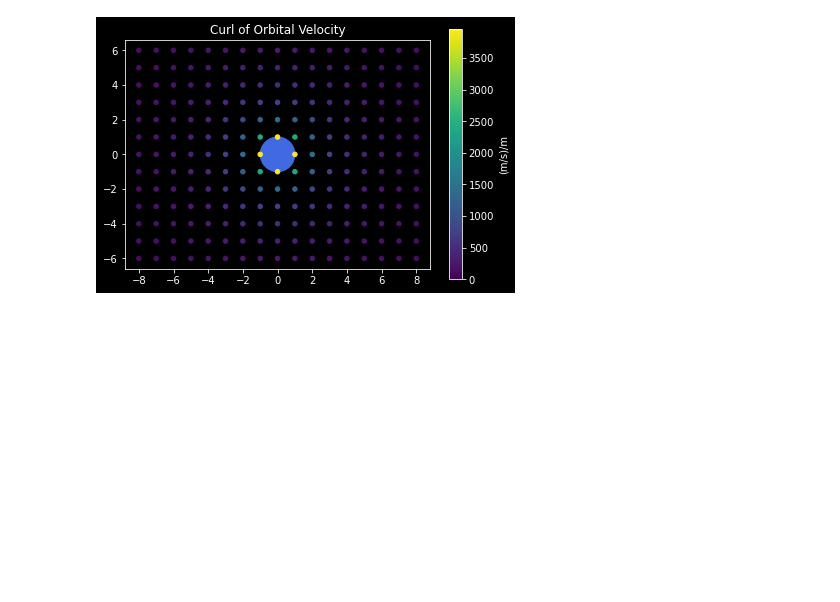
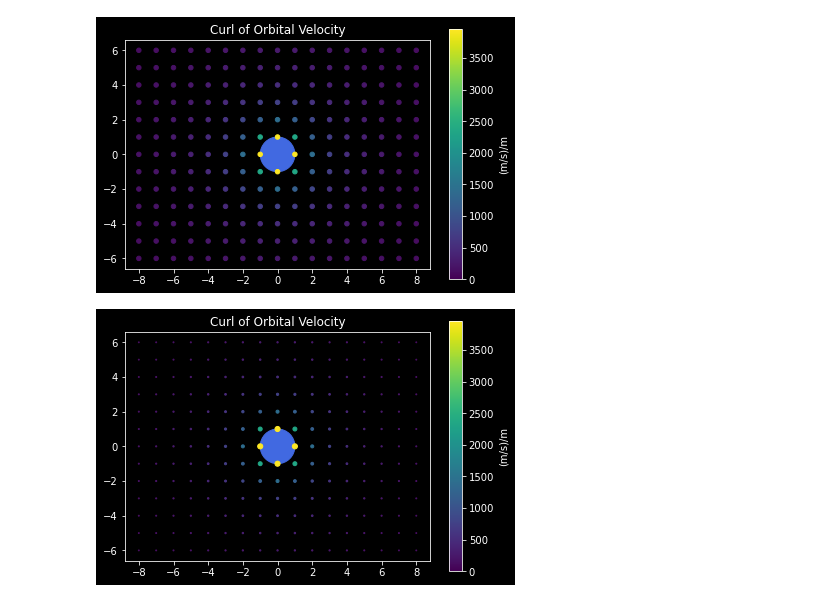
Before and after one commit to zachartrand/Field-plots, a Jupyter notebook: earth_gravity/earth_gravity.ipynb, the cells around one changed output. Drawn from its saved outputs; the diff is of its cells as text; code cells hidden in the pictures; blank space fills up the shorter version.

```diff
--- a/earth_gravity/earth_gravity.ipynb
+++ b/earth_gravity/earth_gravity.ipynb
@@ -200,3 +259,38 @@ plt.tight_layout()
 plt.show()
 # %% [output]
 [figure]
+# %%
+x_max = 8
+y_max = 6
+x, y = np.meshgrid(
+    np.linspace(-x_max, x_max, 2*x_max+1),
+    np.linspace(-y_max, y_max, 2*y_max+1)
+)
+r = np.hypot(x, y)
+mag = g*earth_radius/(2*r*r)*np.sqrt(r/(g*earth_radius))
+vmax = g*earth_radius/2*np.sqrt(1/(g*earth_radius))
+
+# Plot
+earth = plt.Circle((0, 0), 1, color="royalblue")
+ax = plt.subplot()
+ax.add_patch(earth)
+plt.scatter(
+    x, y,
+    s = mag/150,
+    c = mag,
+    cmap = cmap,
+    vmin = 0,
+    vmax = vmax,
+    plotnonfinite = False,
+)
+
+ax.set_aspect('equal', 'box')
+ax.set_xticks(np.arange(-8, 9, 2))
+plt.title("Curl of Orbital Velocity")
+plt.colorbar(label="(m/s)/m")
+plt.tight_layout()
+# plt.savefig(f"./svg/curl_of_earth_orbit_velocity_dynamic_{cmap}.svg")
+
+plt.show()
+# %% [output]
+[figure, added]
```
Also changed, not shown: parts of 7 cells of this notebook.
